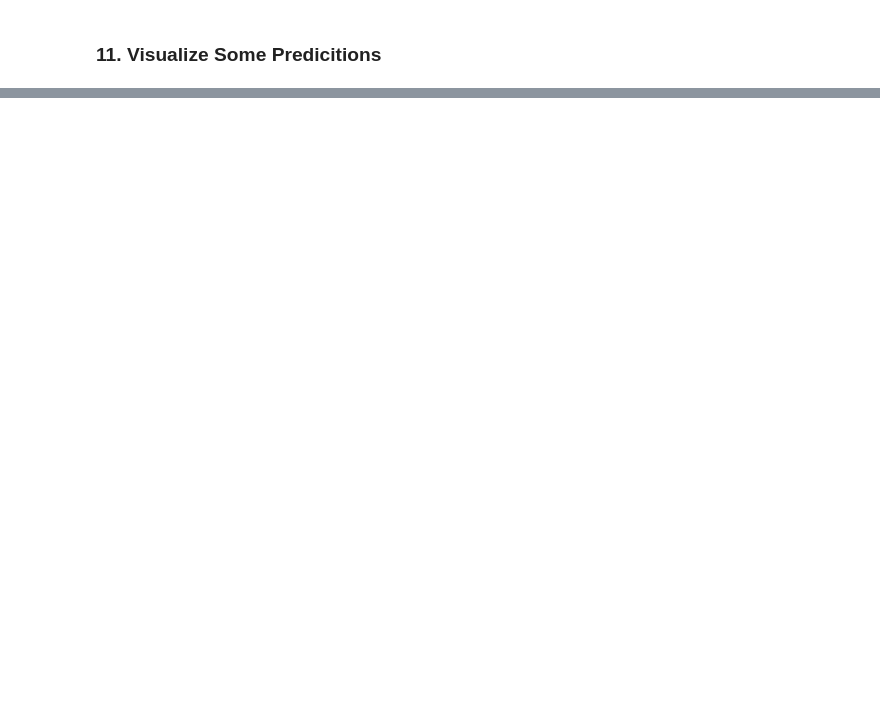
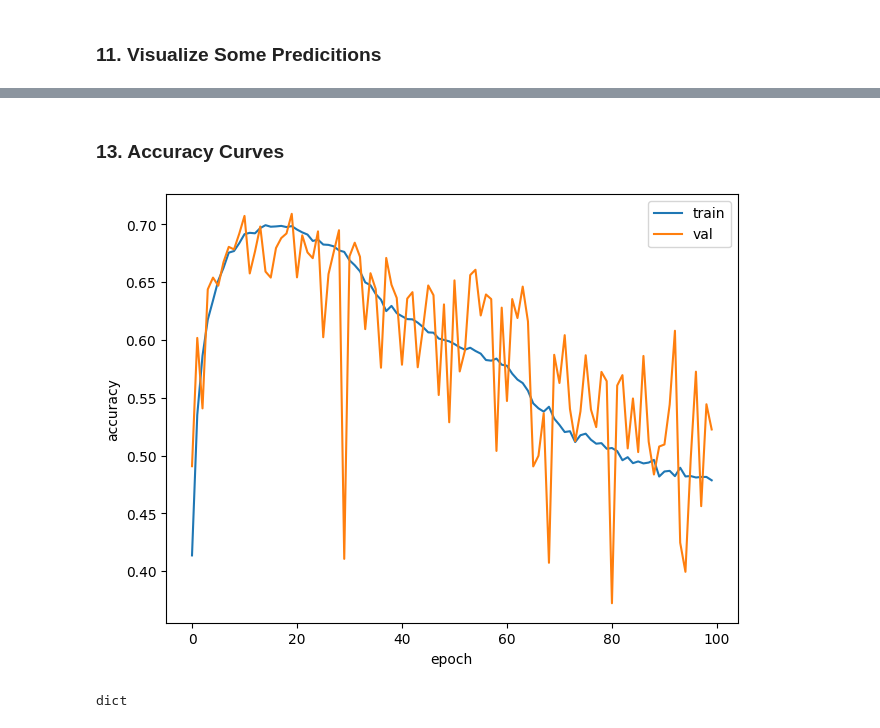
Before and after one commit to abarbierif/python-repo, a Jupyter notebook: ml/cifar10_cnn.ipynb, the cells around one changed output, grey strips where cells are left out. Drawn from its saved outputs; the diff is of its cells as text; code cells hidden in the pictures; blank space fills up the shorter version.

```diff
--- a/ml/cifar10_cnn.ipynb
+++ b/ml/cifar10_cnn.ipynb
@@ -172,0 +166,17 @@ for i,j in enumerate(np.random.choice(x_test.shape[0], size=15, replace=False)):
+# %% [markdown]
+### 13. Accuracy Curves
+# %%
+fig, ax = plt.subplots(1,1,layout='constrained')
+ax.plot(hist.history['accuracy'], label='train')
+ax.plot(hist.history['val_accuracy'], label='val')
+ax.legend()
+ax.set_xlabel('epoch')
+ax.set_ylabel('accuracy')
+
+plt.show()
+# %% [output]
+[figure, added]
+# %%
+type(hist.history)
+# %% [output]
+dict
```
Also changed, not shown: parts of 8 cells of this notebook, 1 other file.
